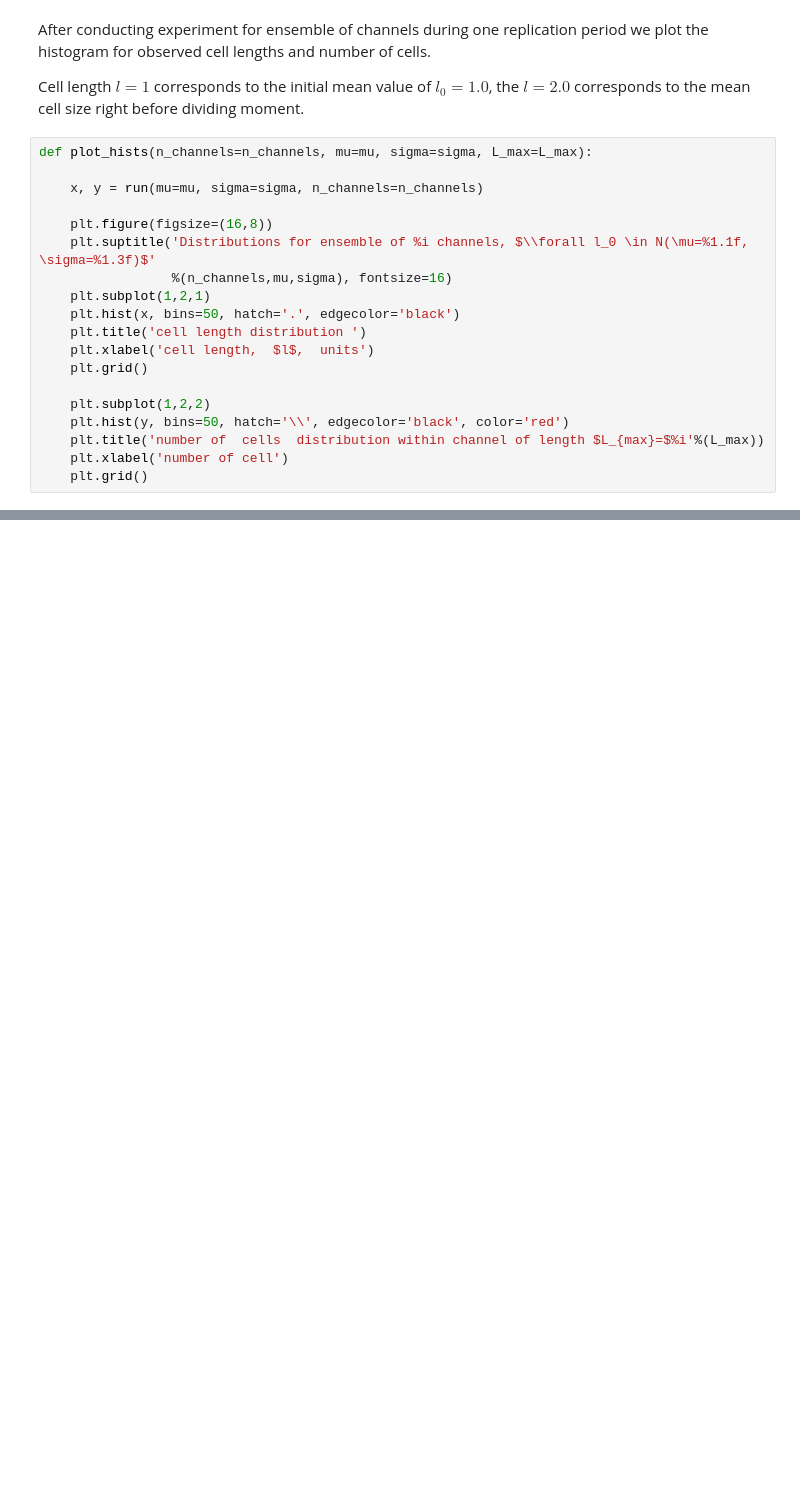
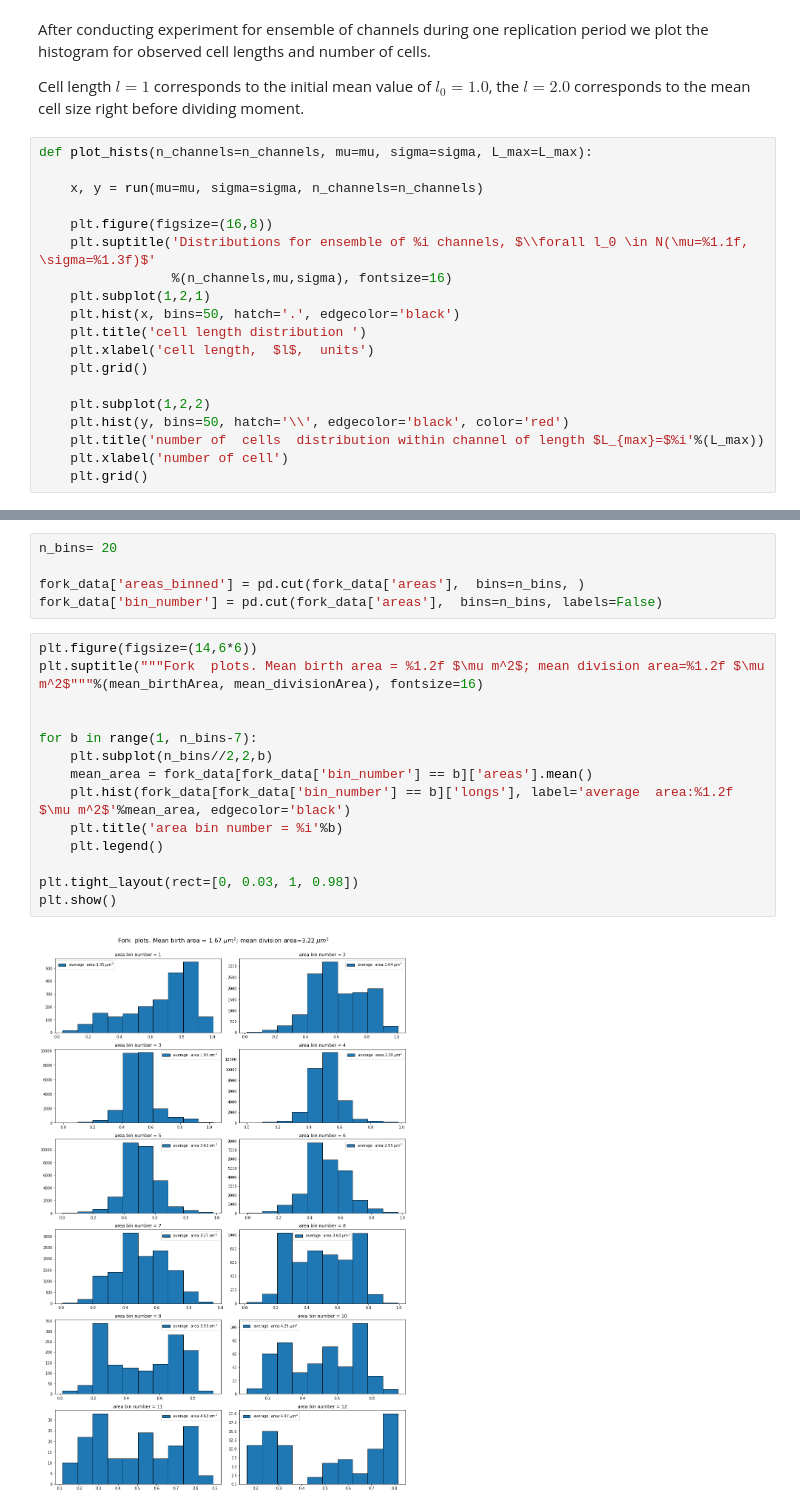
Before and after one commit to raalesir/bacterial_growth, a Jupyter notebook: bacterial_growth.ipynb, the cells around one changed output, grey strips where cells are left out. Saved outputs shown, nothing was run; the diff lists cells and outputs as text; blank space fills up the shorter version.

```diff
--- a/bacterial_growth.ipynb
+++ b/bacterial_growth.ipynb
@@ -148,0 +179,21 @@ One can see a smooth curve.  The bin numbers around 5-7 correspond to the cell a
+# %%
+n_bins= 20
+
+fork_data['areas_binned'] = pd.cut(fork_data['areas'],  bins=n_bins, )
+fork_data['bin_number'] = pd.cut(fork_data['areas'],  bins=n_bins, labels=False)
+# %%
+plt.figure(figsize=(14,6*6))
+plt.suptitle("""Fork  plots. Mean birth area = %1.2f $\mu m^2$; mean division area=%1.2f $\mu m^2$"""%(mean_birthArea, mean_divisionArea), fontsize=16)
+
+
+for b in range(1, n_bins-7):
+    plt.subplot(n_bins//2,2,b)
+    mean_area = fork_data[fork_data['bin_number'] == b]['areas'].mean()
+    plt.hist(fork_data[fork_data['bin_number'] == b]['longs'], label='average  area:%1.2f $\mu m^2$'%mean_area, edgecolor='black')
+    plt.title('area bin number = %i'%b)
+    plt.legend()
+
+plt.tight_layout(rect=[0, 0.03, 1, 0.98])
+plt.show()
+# %% [output]
+[figure, added]
```
Also changed, not shown: parts of 26 cells of this notebook, 1 other file.
